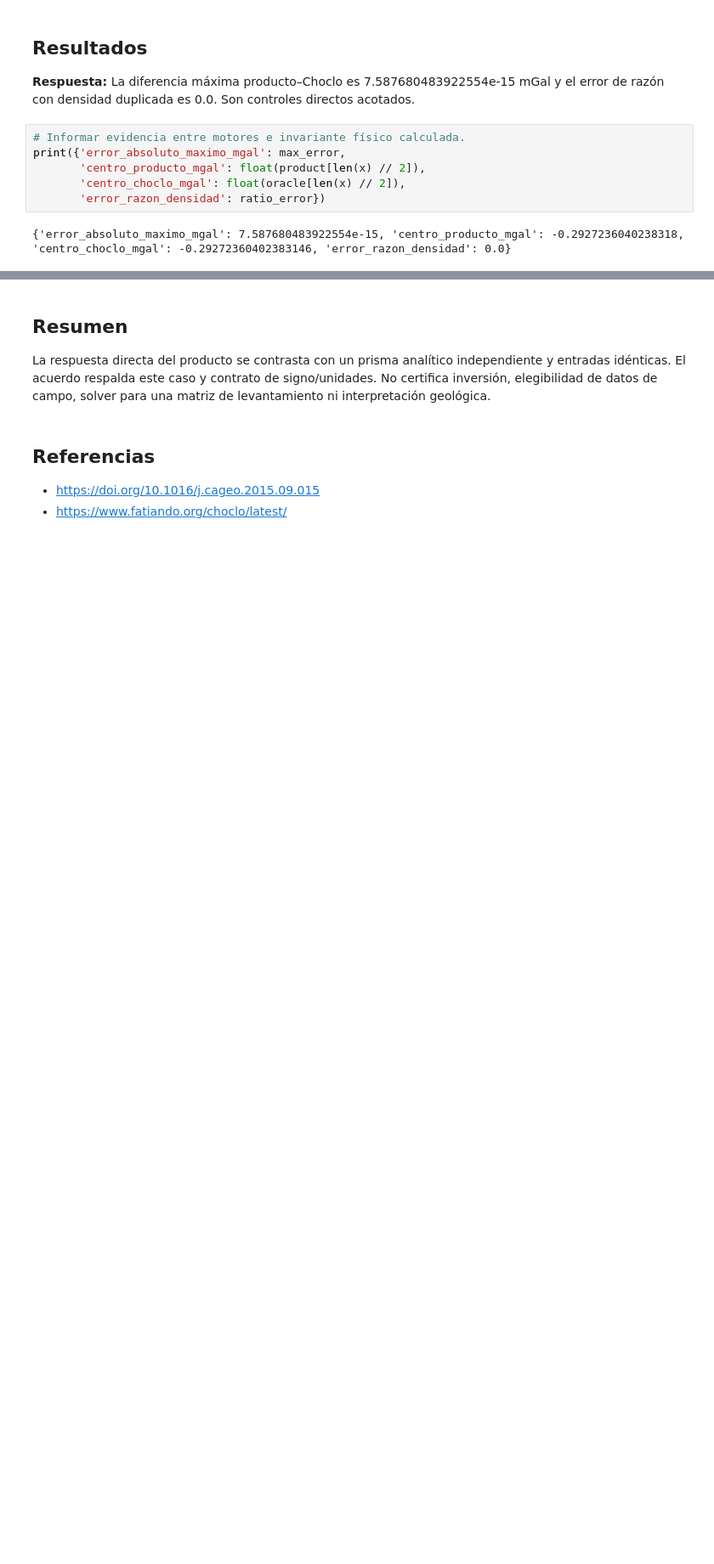
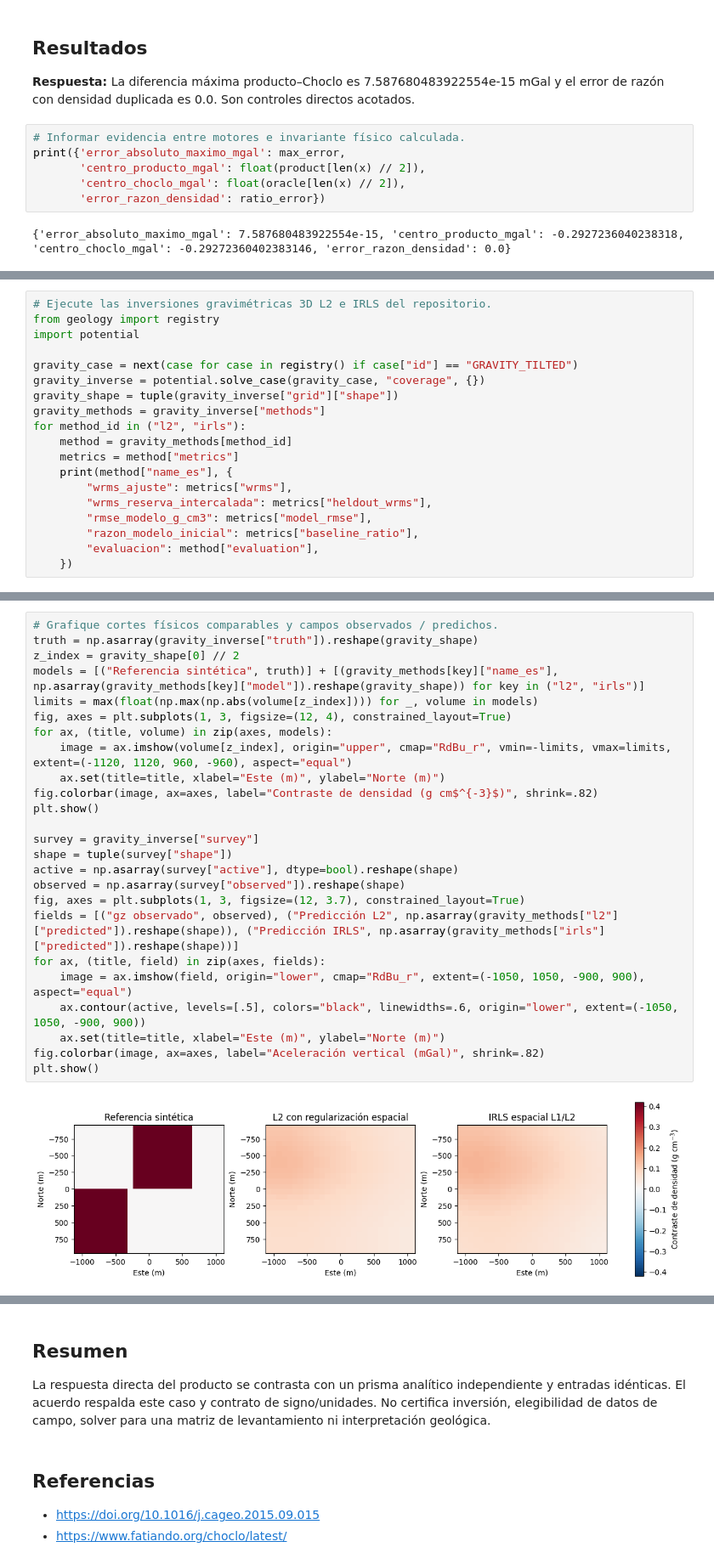
Before and after one commit to fsantibanezleal/CAOS_Geophysics, a Jupyter notebook: notebooks/es/02-gravity/03-m02-prism-forward-and-inverse-limits.ipynb, the cells around one changed output, grey strips where cells are left out. Shown at 85% size. Saved outputs shown, nothing was run; the diff lists cells and outputs as text; blank space fills up the shorter version.

```diff
--- a/notebooks/es/02-gravity/03-m02-prism-forward-and-inverse-limits.ipynb
+++ b/notebooks/es/02-gravity/03-m02-prism-forward-and-inverse-limits.ipynb
@@ -217,0 +222,19 @@ print({'error_absoluto_maximo_mgal': max_error,
+# %%
+# Ejecute las inversiones gravimétricas 3D L2 e IRLS del repositorio.
+from geology import registry
+import potential
+
+gravity_case = next(case for case in registry() if case["id"] == "GRAVITY_TILTED")
+gravity_inverse = potential.solve_case(gravity_case, "coverage", {})
+gravity_shape = tuple(gravity_inverse["grid"]["shape"])
+gravity_methods = gravity_inverse["methods"]
+for method_id in ("l2", "irls"):
+    method = gravity_methods[method_id]
+    metrics = method["metrics"]
+    print(method["name_es"], {
+        "wrms_ajuste": metrics["wrms"],
+        "wrms_reserva_intercalada": metrics["heldout_wrms"],
+        "rmse_modelo_g_cm3": metrics["model_rmse"],
+        "razon_modelo_inicial": metrics["baseline_ratio"],
+        "evaluacion": method["evaluation"],
+    })
@@ -217,0 +246,27 @@ print({'error_absoluto_maximo_mgal': max_error,
+# %%
+# Grafique cortes físicos comparables y campos observados / predichos.
+truth = np.asarray(gravity_inverse["truth"]).reshape(gravity_shape)
+z_index = gravity_shape[0] // 2
+models = [("Referencia sintética", truth)] + [(gravity_methods[key]["name_es"], np.asarray(gravity_methods[key]["model"]).reshape(gravity_shape)) for key in ("l2", "irls")]
+limits = max(float(np.max(np.abs(volume[z_index]))) for _, volume in models)
+fig, axes = plt.subplots(1, 3, figsize=(12, 4), constrained_layout=True)
+for ax, (title, volume) in zip(axes, models):
+    image = ax.imshow(volume[z_index], origin="upper", cmap="RdBu_r", vmin=-limits, vmax=limits, extent=(-1120, 1120, 960, -960), aspect="equal")
+    ax.set(title=title, xlabel="Este (m)", ylabel="Norte (m)")
+fig.colorbar(image, ax=axes, label="Contraste de densidad (g cm$^{-3}$)", shrink=.82)
+plt.show()
+
+survey = gravity_inverse["survey"]
+shape = tuple(survey["shape"])
+active = np.asarray(survey["active"], dtype=bool).reshape(shape)
+observed = np.asarray(survey["observed"]).reshape(shape)
+fig, axes = plt.subplots(1, 3, figsize=(12, 3.7), constrained_layout=True)
+fields = [("gz observado", observed), ("Predicción L2", np.asarray(gravity_methods["l2"]["predicted"]).reshape(shape)), ("Predicción IRLS", np.asarray(gravity_methods["irls"]["predicted"]).reshape(shape))]
+for ax, (title, field) in zip(axes, fields):
+    image = ax.imshow(field, origin="lower", cmap="RdBu_r", extent=(-1050, 1050, -900, 900), aspect="equal")
+    ax.contour(active, levels=[.5], colors="black", linewidths=.6, origin="lower", extent=(-1050, 1050, -900, 900))
+    ax.set(title=title, xlabel="Este (m)", ylabel="Norte (m)")
+fig.colorbar(image, ax=axes, label="Aceleración vertical (mGal)", shrink=.82)
+plt.show()
+# %% [output]
+[figure, added]
```
Also changed, not shown: parts of 5 cells of this notebook, 15 other files.
